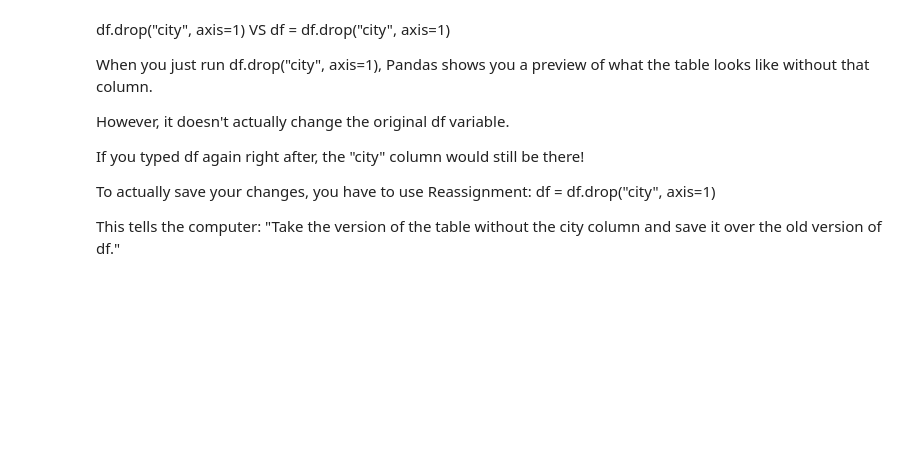
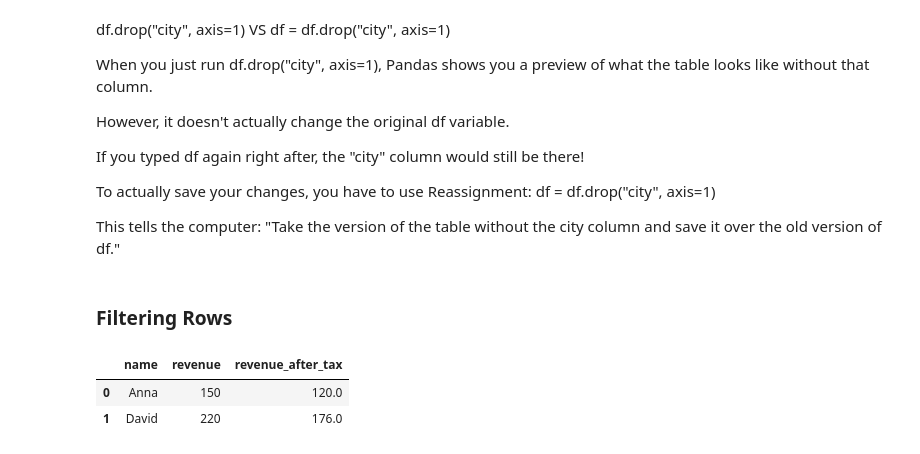
Before and after one commit to Talinshv/data_analytics_with_python, a Jupyter notebook: notebooks/03_python_basic_syntax.ipynb, the cells around one changed output. Drawn from its saved outputs; the diff is of its cells as text; code cells hidden in the pictures; blank space fills up the shorter version.

```diff
--- a/notebooks/03_python_basic_syntax.ipynb
+++ b/notebooks/03_python_basic_syntax.ipynb
@@ -531,3 +531,11 @@ If you typed df again right after, the "city" column would still be there!
 To actually save your changes, you have to use Reassignment: df = df.drop("city", axis=1)
 
 This tells the computer: "Take the version of the table without the city column and save it over the old version of df."
+# %% [markdown]
+### Filtering Rows
+# %%
+df[df["revenue"] > 100]
+# %% [output]
+|  | name | revenue | revenue_after_tax |
+| 0 | Anna | 150 | 120.0 |
+| 1 | David | 220 | 176.0 |
```
Also changed, not shown: parts of 41 cells of this notebook.
